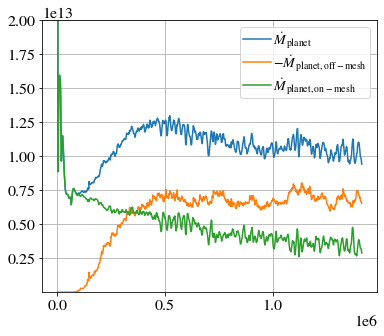
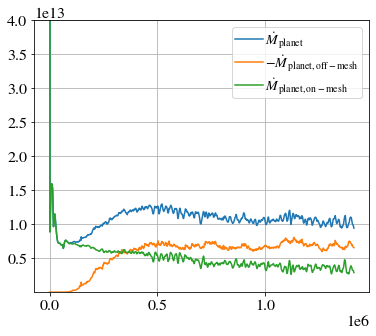
The notebook cell's code change between the first figure and the second:
--- before
+++ after
@@ -9,5 +9,5 @@
 plt.plot(hst['time'],np.gradient(hst['0-scalar'])/np.gradient(hst['time']),label=r'$\dot M_{\rm planet,on-mesh}$')
 #plt.yscale('log')
-plt.ylim(1e10,2e13)
+plt.ylim(1e10,4e13)
 
 
@@ -21,5 +21,5 @@
 plt.plot(hst['time'],-hst['md_m_p'],label=r'$-\dot M_{\rm \ast,off-mesh}$')
 plt.plot(hst['time'],np.gradient(hst['1-scalar'])/np.gradient(hst['time']),label=r'$\dot M_{\rm \ast,on-mesh}$')
-plt.ylim(0,2e13)
+plt.ylim(0,4e13)
 #plt.semilogy()
 plt.legend(frameon=True)

Commit: updated files